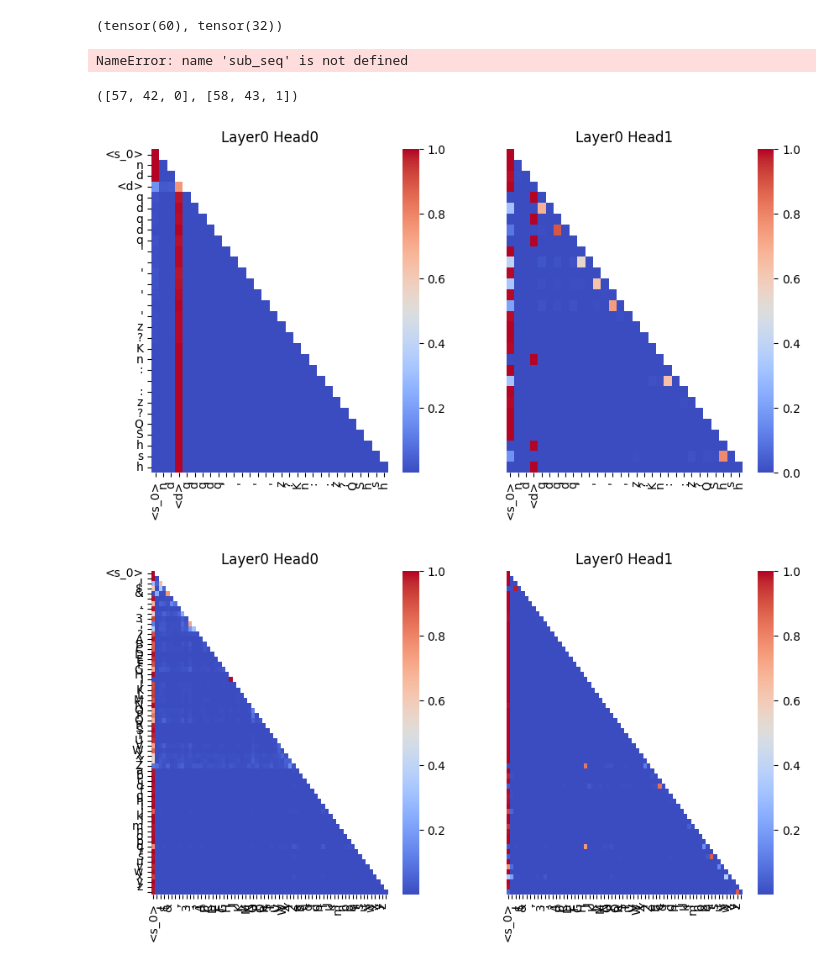
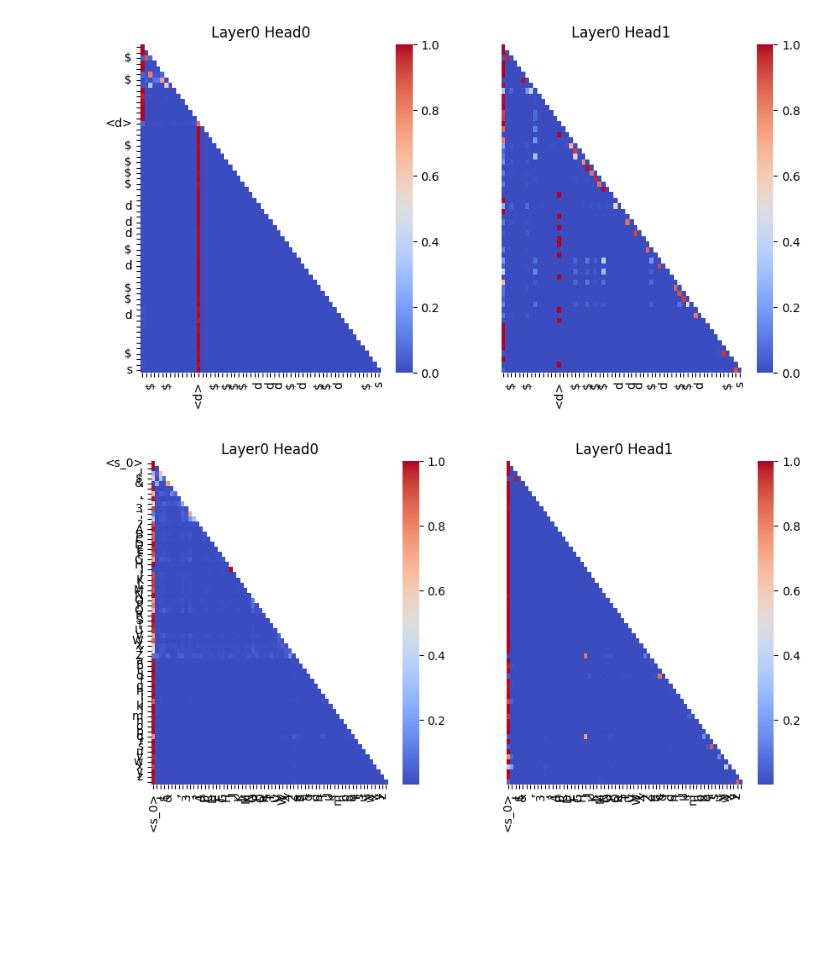
Before and after one commit to GuoTianYu2000/transformer-birth, a Jupyter notebook: plot_double_tasks.ipynb, the cells around one changed output. Saved outputs shown, nothing was run; the diff lists cells and outputs as text; code cells hidden in the pictures; blank space fills up the shorter version.

```diff
--- a/plot_double_tasks.ipynb
+++ b/plot_double_tasks.ipynb
@@ -57,36 +55,26 @@ r = torch.where(x == 66)
-# %%
-seq_idx = 60
-r[0][seq_idx], r[1][seq_idx]
-# %% [output]
-(tensor(60), tensor(32))
-# %%
-~np.isin(sub_seq, ds.idxs)
-# %% [output]
-NameError: name 'sub_seq' is not defined
-# %%
-ds.idxs2, ds.idxs
-# %% [output]
-([57, 42, 0], [58, 43, 1])
 # %%
-seq_len = 30
-seq_idx = 4
+seq_idx = 47
+r = torch.where(x == 66)
+r[0][seq_idx], r[1][seq_idx]
+seq_len = 60
 layer_idx = 0
 sub_seq = x.detach().cpu()[seq_idx, :seq_len].numpy().copy()
 is_before_d = np.array([True if i < r[1][seq_idx] else False for i in range(seq_len)])
-# sub_seq[~np.isin(sub_seq, ds.idxs) & is_before_d] = 70
-# sub_seq[~np.isin(sub_seq, ds.idxs2) & ~is_before_d] = 70
-# sub_seq[sub_seq == 1] = 3
-# sub_seq[sub_seq == 0] = 3
-# sub_seq[sub_seq == 70] = 0
+sub_seq[~np.isin(sub_seq, ds.idxs) & is_before_d] = 70
+sub_seq[~np.isin(sub_seq, ds.idxs2) & ~is_before_d] = 70
+sub_seq[sub_seq == 1] = 3
+sub_seq[sub_seq == 0] = 3
+sub_seq[sub_seq == 70] = 0
+sub_seq[r[1][seq_idx]] = 66
 text = ds.decode(sub_seq)
 fig, axes = plt.subplots(1, 2, figsize=(10, 5))
 axes = axes.flatten()
 for head_idx in range(2):
     ax = axes[head_idx]
     plot_attns(cfg, ax, seq_idx, head_idx, layer_idx, seq_len, outputs_list, text)
 plt.show()
 # %% [output]
-[figure, old version]
+[figure, new version]
 # %%
 markov_tok = [i for i in ds.tok_range if i not in ds.idxs and i not in ds.bos and i != ds.delimiter]
 # and i not in (-ds.marginal).argsort()[-15:]
```
Also changed, not shown: parts of 3 cells of this notebook, 7 other files.
